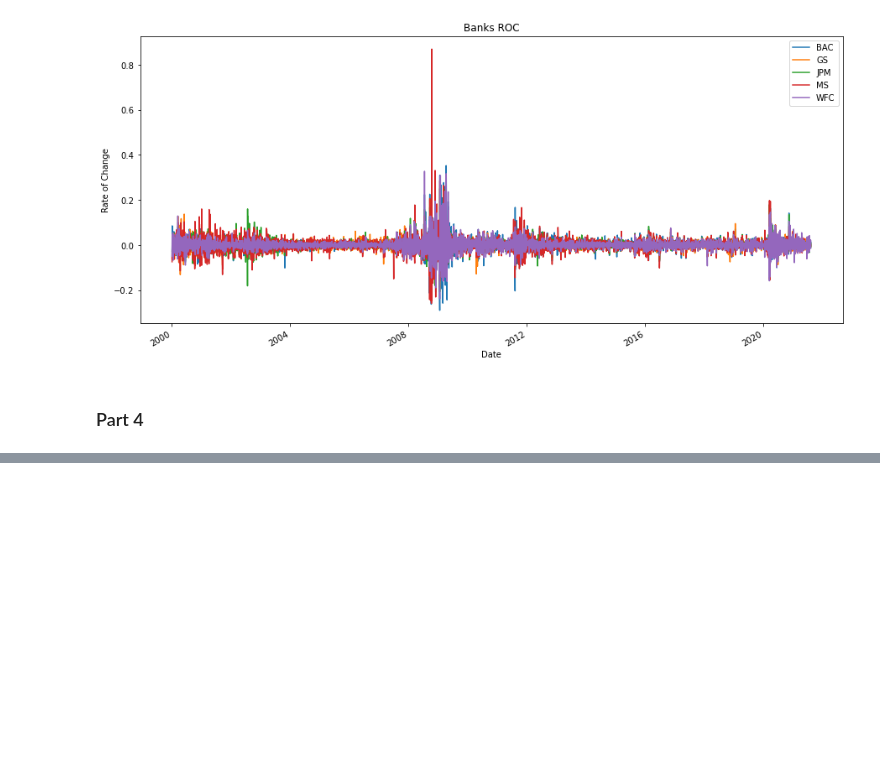
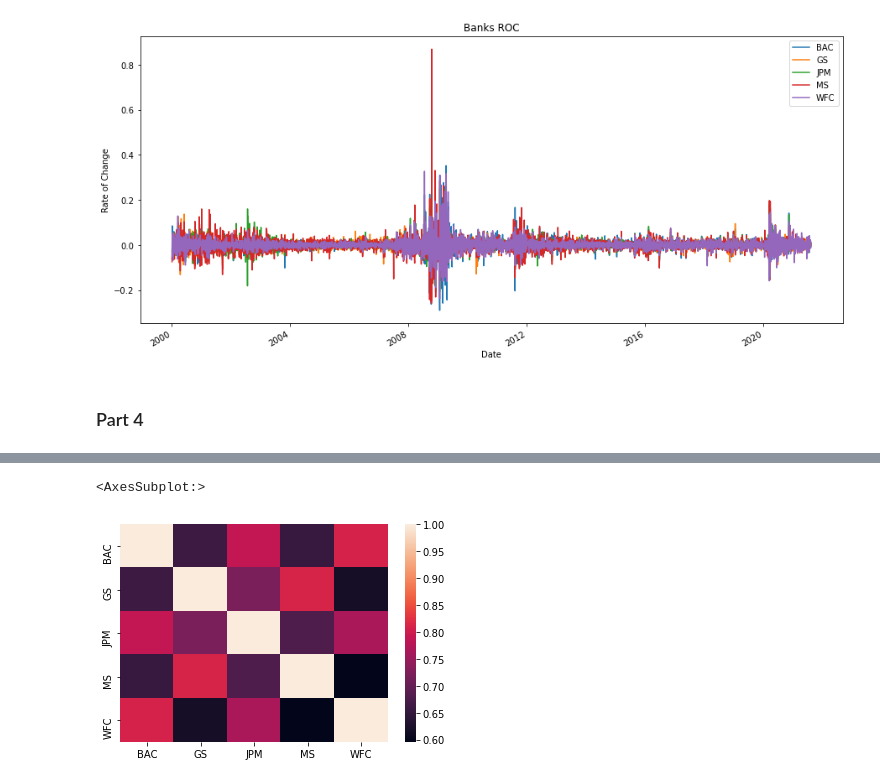
Before and after one commit to illeanz/w1challenge, a Jupyter notebook: w1 data challenge.ipynb, the cells around one changed output, grey strips where cells are left out. Saved outputs shown, nothing was run; the diff lists cells and outputs as text; code cells hidden in the pictures; blank space fills up the shorter version.

```diff
--- a/w1 data challenge.ipynb
+++ b/w1 data challenge.ipynb
@@ -104,0 +122,6 @@ BAC, WFC, JPM all jumped in late September/early October of 2008
+# %%
+import seaborn as sns
+sns.heatmap(data_roc.corr())
+# %% [output]
+<AxesSubplot:>
+[figure, added]
```
Also changed, not shown: parts of 16 cells of this notebook.
